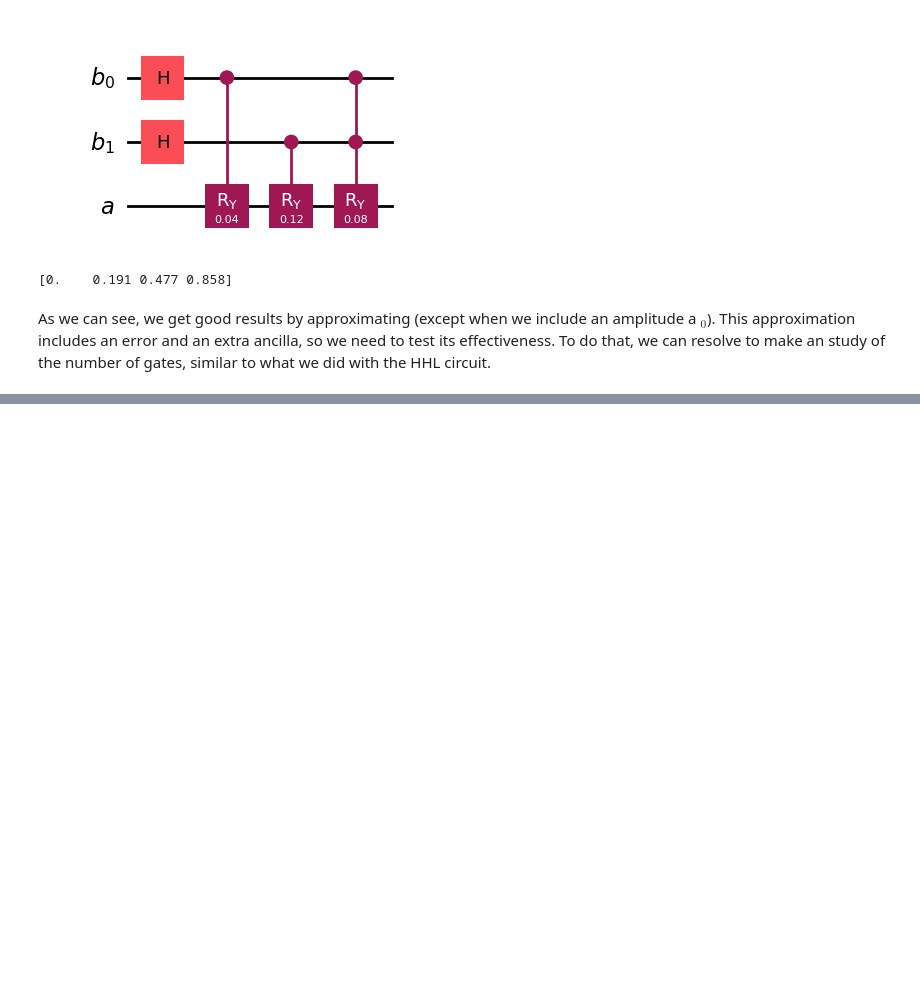
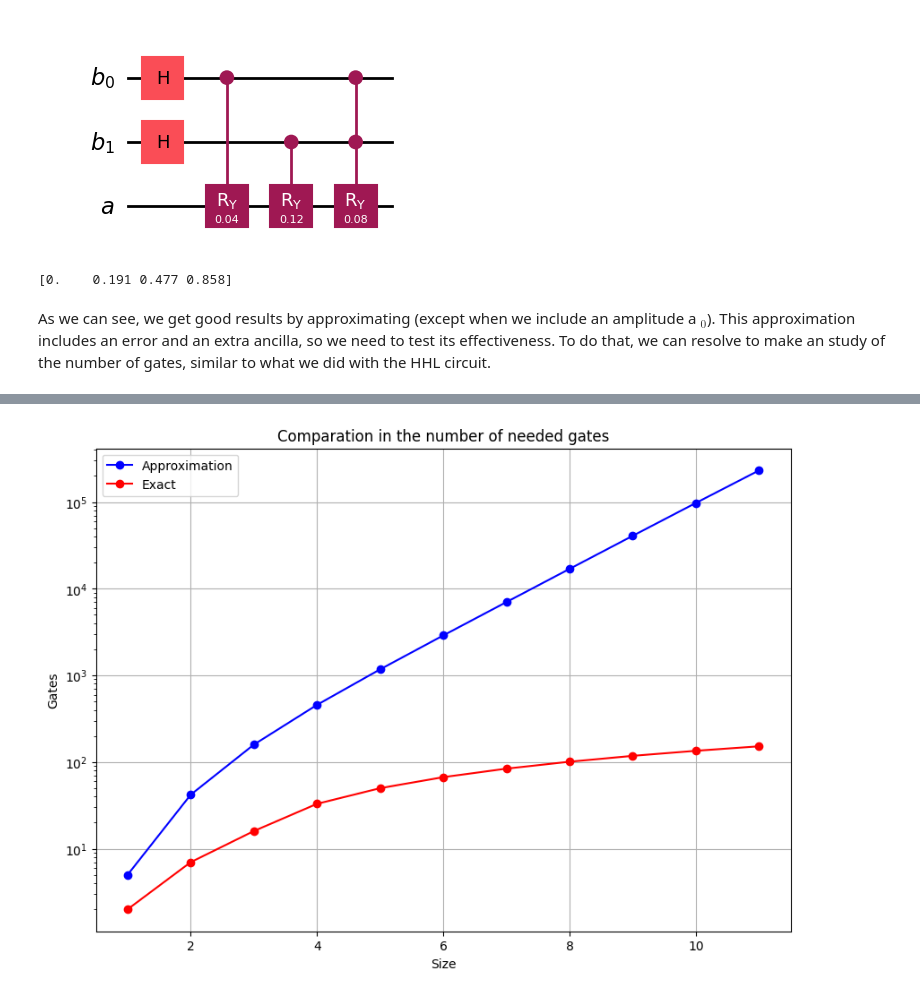
Before and after one commit to Nicofero/CITMAGA, a Jupyter notebook: b_side_approx.ipynb, the cells around one changed output, grey strips where cells are left out. Drawn from its saved outputs; the diff is of its cells as text; code cells hidden in the pictures; blank space fills up the shorter version.

Commit message:
Graphs and error

```diff
--- a/b_side_approx.ipynb
+++ b/b_side_approx.ipynb
@@ -128,7 +128,7 @@ def ccry(qc:QuantumCircuit,theta: float,control: list,target):
 
     return qc
 
-def b_state(nb: int,function: str,c: float = 1) -> QuantumCircuit:
+def b_state(nb: int,function: str,c: float = 10e-7) -> QuantumCircuit:
     """Defines the b state from an approximation polynomic function
 
     Args:
@@ -211,19 +211,21 @@ function = 'x^2+x'
 gates1={}
 gates2={}
 diff = []
-for i in range(1,7):
-    b = b_state(i,function,10e-3)
+for i in range(1,12):
+    print(f'Iteration {i}.1, size: {2**i}')
+    b = b_state(i,function,10e-8)
     gates1[i] = b.decompose(reps=6).size()
     state = Statevector(b)
     state = state.data.real[2**i:]
     sol1=state/np.linalg.norm(state)
     ########### Second circuit
+    print(f'Iteration {i}.2')
     arr = np.array(b_from_func(function,2**i))
     qc = QuantumCircuit(i)
     qc.initialize(arr/np.linalg.norm(arr))
     gates2[i] = qc.decompose(reps=6).size()
     state = Statevector(qc).data.real
-    diff.append(np.linalg.norm(np.abs(state-sol1)))
+    diff.append(np.linalg.norm(np.abs(state-sol1))/2**i)
 
 print(f'The number of gates of the approximation approach is {gates1}')
 print(f'The number of gates of the exact approach is {gates2}')
@@ -230,21 +250,24 @@ print(f'The number of gates of the exact approach is {gates2}')
 # %%
 import matplotlib.pyplot as plt
 
 keys_1 = list(gates1.keys())
 values_1 = list(gates1.values())
 keys = list(gates2.keys())
 values = list(gates2.values())
 
 plt.figure(figsize=(10, 7))
 
 plt.plot(keys_1, values_1, marker='o', linestyle='-', color='blue')
 plt.plot(keys, values, marker='o', linestyle='-', color='red')
 plt.xlabel('Size')
 plt.ylabel('Gates')
+plt.yscale('log')
 plt.title('Comparation in the number of needed gates')
 plt.legend(['Approximation','Exact'])
 plt.grid(True)
 plt.show()
+# %% [output]
+[figure, added]
 # %%
 import matplotlib.pyplot as plt
 
```
Also changed, not shown: parts of 5 cells of this notebook, 1 other file.
